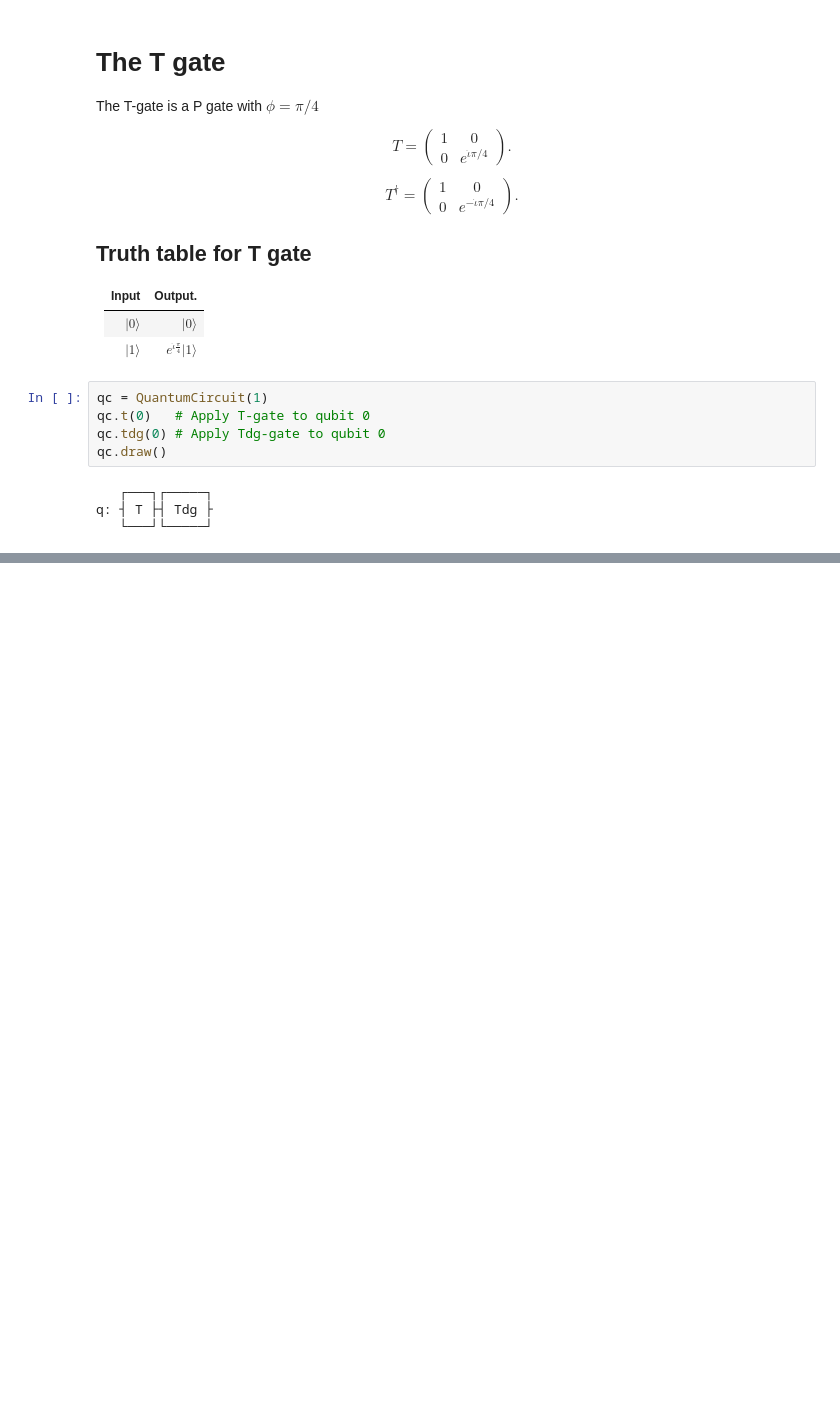
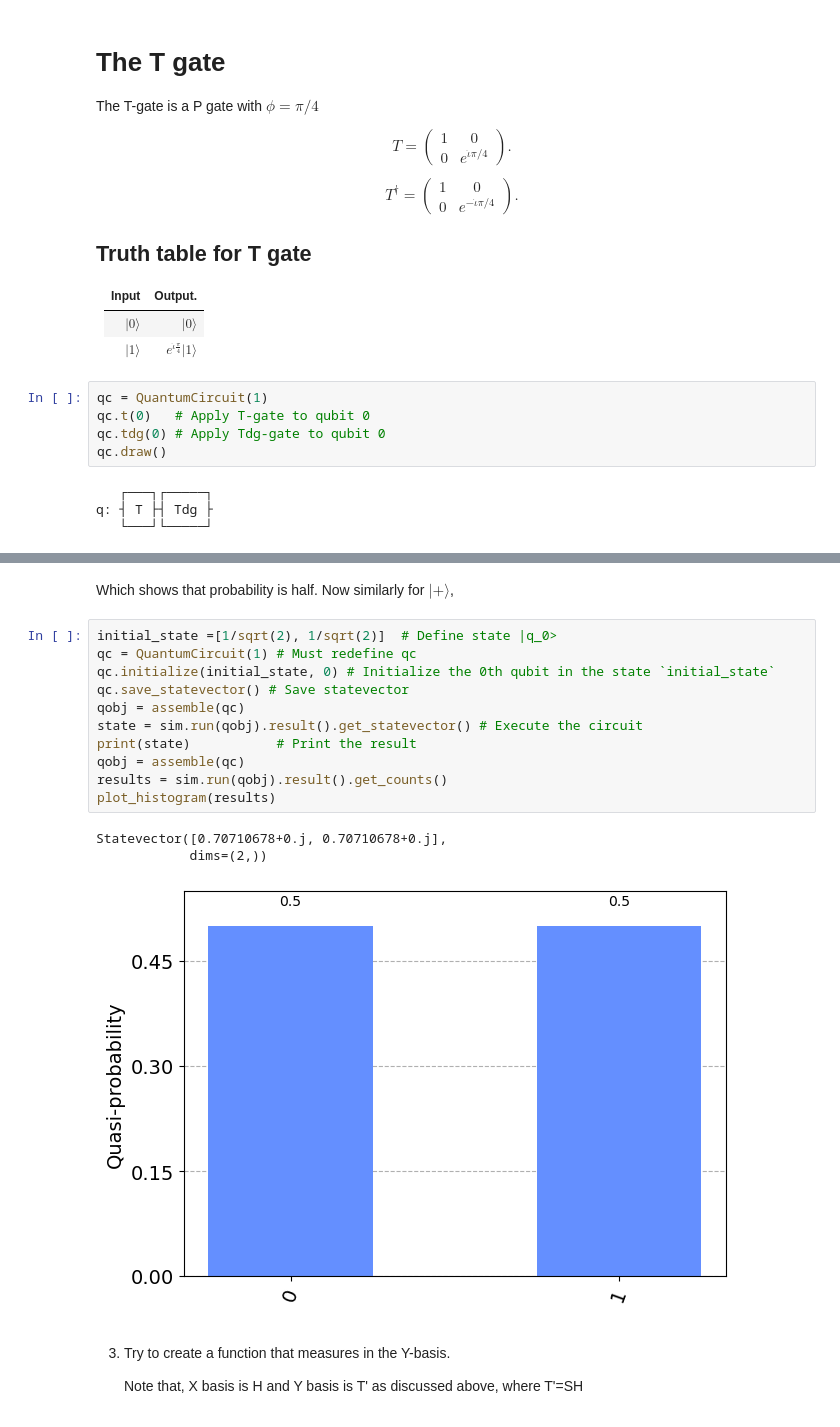
Before and after one commit to PayalSolanki2906/Quantum_algorithms_using_Qiskit, a Jupyter notebook: Quantum states and Qubits/single_qubit_gates.ipynb, the cells around one changed output, grey strips where cells are left out. Cells and saved outputs as stored; diff of their text form; blank space fills up the shorter version.

```diff
--- a/Quantum states and Qubits/single_qubit_gates.ipynb
+++ b/Quantum states and Qubits/single_qubit_gates.ipynb
@@ -254,0 +351,21 @@ plot_bloch_multivector(state)
+# %% [markdown]
+Which shows that probability is half. Now similarly for $|+\rangle$,
+# %%
+initial_state =[1/sqrt(2), 1/sqrt(2)]  # Define state |q_0>
+qc = QuantumCircuit(1) # Must redefine qc
+qc.initialize(initial_state, 0) # Initialize the 0th qubit in the state `initial_state`
+qc.save_statevector() # Save statevector
+qobj = assemble(qc)
+state = sim.run(qobj).result().get_statevector() # Execute the circuit
+print(state)           # Print the result
+qobj = assemble(qc)
+results = sim.run(qobj).result().get_counts()
+plot_histogram(results)
+# %% [output]
+Statevector([0.70710678+0.j, 0.70710678+0.j],
+            dims=(2,))
+[figure, added]
+# %% [markdown]
+3. Try to create a function that measures in the Y-basis.
+
+   Note that, X basis is H and Y basis is T' as discussed above, where T'=SH
```
Also changed, not shown: parts of 21 cells of this notebook.
